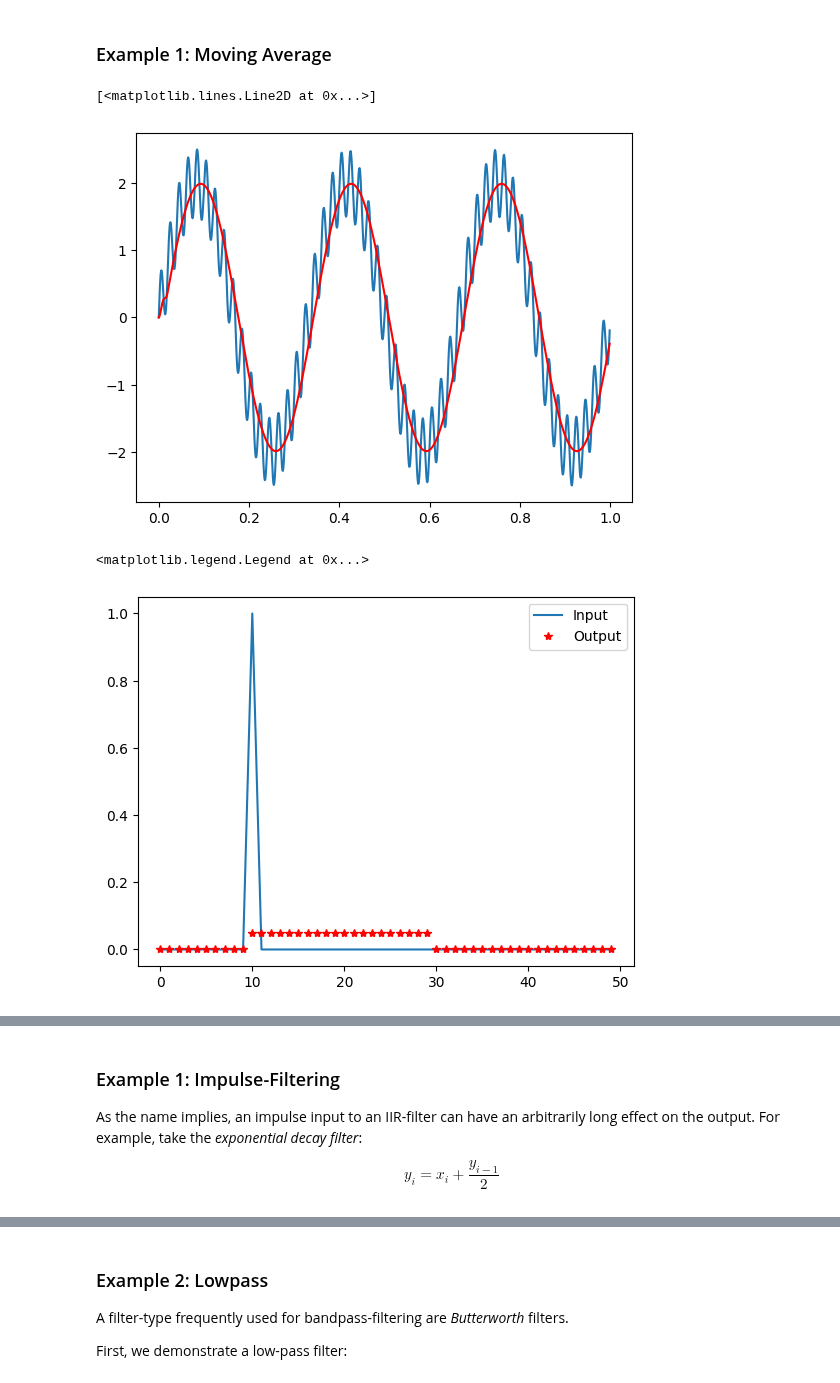
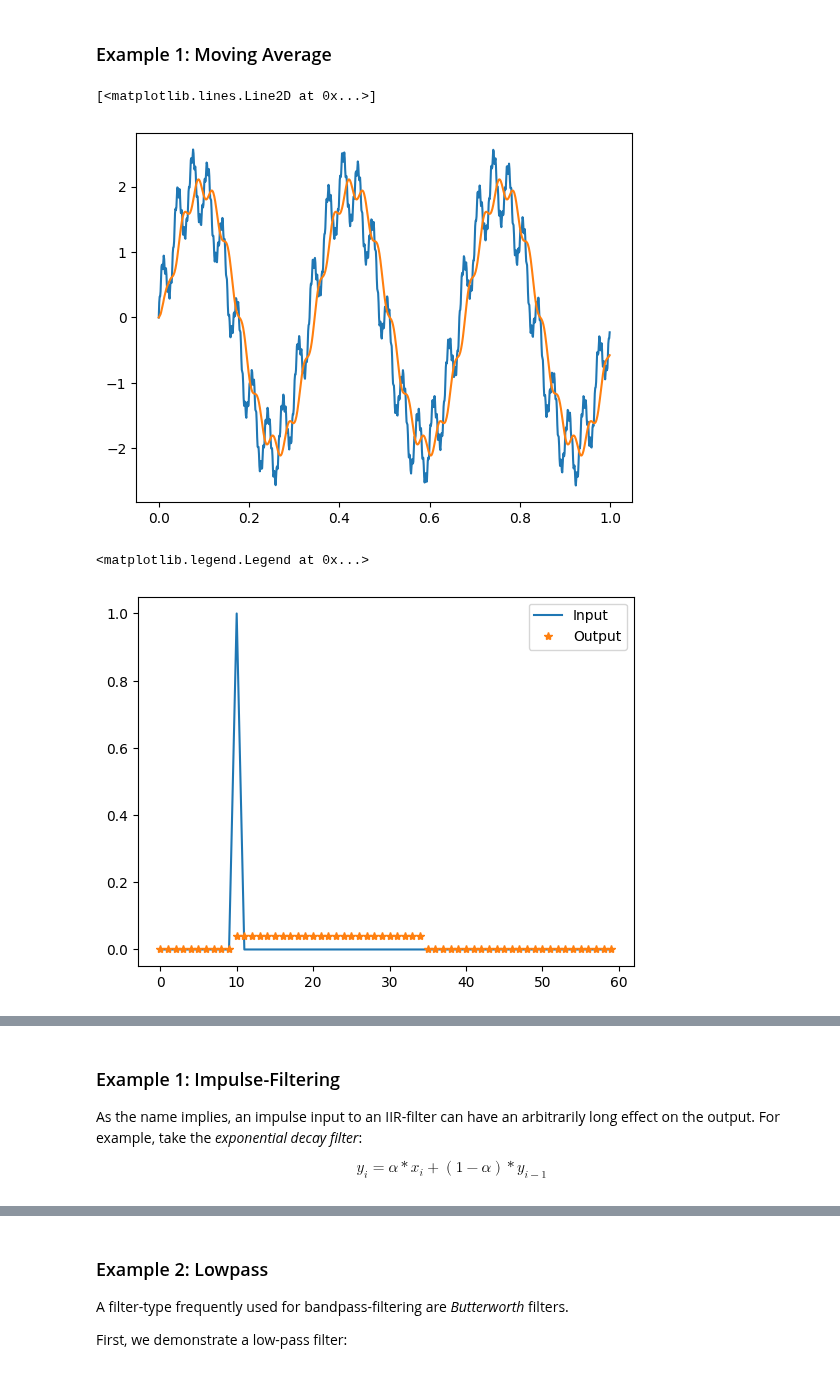
Before and after one commit to thomas-haslwanter/CSS_ipynb, a Jupyter notebook: Soundproc_3_LinearFilters.ipynb, the cells around one changed output, grey strips where cells are left out. Saved outputs shown, nothing was run; the diff lists cells and outputs as text; code cells hidden in the pictures.

Commit message:
Bandpass for SoundProc_3_LinearFilters improved

```diff
--- a/Soundproc_3_LinearFilters.ipynb
+++ b/Soundproc_3_LinearFilters.ipynb
@@ -25,15 +21,24 @@ We will use the following data to demonstrate the effect of linear filters on th
 # %%
 rate = 1000
 t = np.arange(0, 1, 1/rate)
-freqs = [3, 50]
-amps = [2, 0.5]
-x = np.zeros(t.shape)
+freqs = [3, 30, 200]
+amps = [2, 0.5, 0.1]
+sig = np.zeros(t.shape)
 
 for freq, amp in zip(freqs, amps):
     omega = 2 * np.pi * freq
-    x += amp * np.sin(omega * t)
+    sig += amp * np.sin(omega * t)
 
-plt.plot(t, x)
-plt.xlabel('Time')
-plt.ylabel('Signal')
+fig, axs = plt.subplots(2, 1)
+
+axs[0].plot(t, sig)
+axs[0].set_ylabel('Signal')
+axs[0].axvline(0.35, ls='dashed')
+axs[0].axvline(0.5, ls='dashed')
+
+axs[1].plot(t, sig)
+axs[1].set_xlabel('Time')
+axs[1].set_ylabel('Signal')
+axs[1].set_xlim([0.35, 0.5])
+axs[1].set_ylim([1.4, 2.7])
 # %% [output]
@@ -67,24 +72,25 @@ FIR-filters are amazingly versatile, and can be used to smooth and differentiate
 # %% [markdown]
 ### Example 1: Moving Average
 # %%
-a = 1                        # for FIR-filters, "a" is always "1"
-b = np.ones(20)/20           # the weight-coefficients
-y = signal.lfilter(b, a, x)  # apply the filter to the input
+a_mov_avg = 1                        # for FIR-filters, "a" is always "1"
+b_mov_avg = np.ones(25)/25           # the weight-coefficients
 
-plt.plot(t, x)
-plt.plot(t, y, 'r')
+sig_mov_avg = signal.lfilter(b_mov_avg, a_mov_avg, sig)  # apply the filter to the input
+
+plt.plot(t, sig)
+plt.plot(t, sig_mov_avg)
 # %% [output]
 [<matplotlib.lines.Line2D at 0x...>]
-[figure, old version]
+[figure, new version]
 # %%
-imp_filtered = signal.lfilter(b, a, impulse)
+imp_mov_avg = signal.lfilter(b_mov_avg, a_mov_avg, impulse)
 
 plt.plot(impulse)
-plt.plot(imp_filtered, 'r*')
+plt.plot(imp_mov_avg, '*')
 plt.legend(['Input', 'Output'])
 # %% [output]
 <matplotlib.legend.Legend at 0x...>
-[figure, old version]
+[figure, new version]
 # %% [markdown]
 ## Infinite Impulse Response-Filters (IIR)
 
@@ -97,5 +103,5 @@ In contrast to FIR-filters, IIR-filters can also include a *feedback* from the o
 As the name implies, an impulse input to an IIR-filter can have an arbitrarily long effect on the output. For example, take the *exponential decay filter*:
 
 \begin{equation}
-    y_i = x_i + \frac{y_{i-1}}{2}
+    y_i = \alpha * x_i + (1-\alpha) * y_{i-1}
 \end{equation}
```
Also changed, not shown: parts of 12 cells of this notebook, 4 other files.
